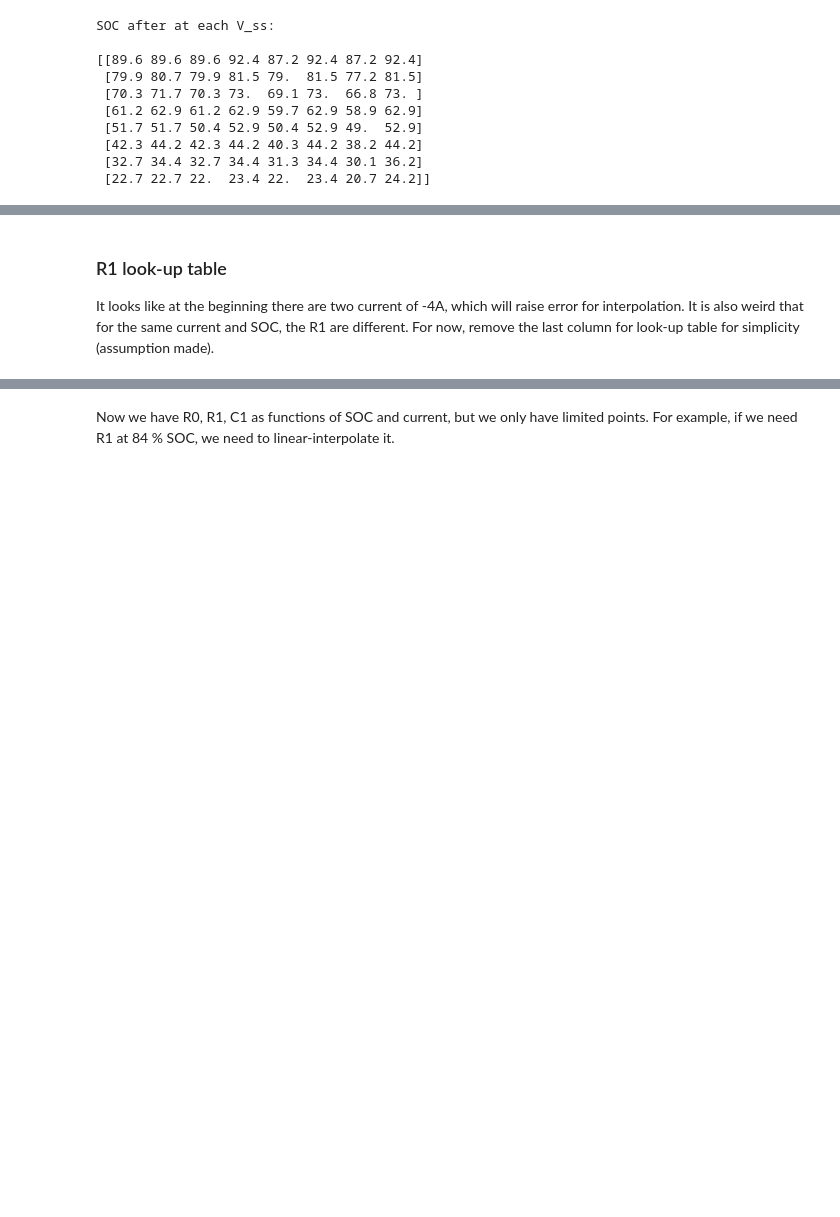
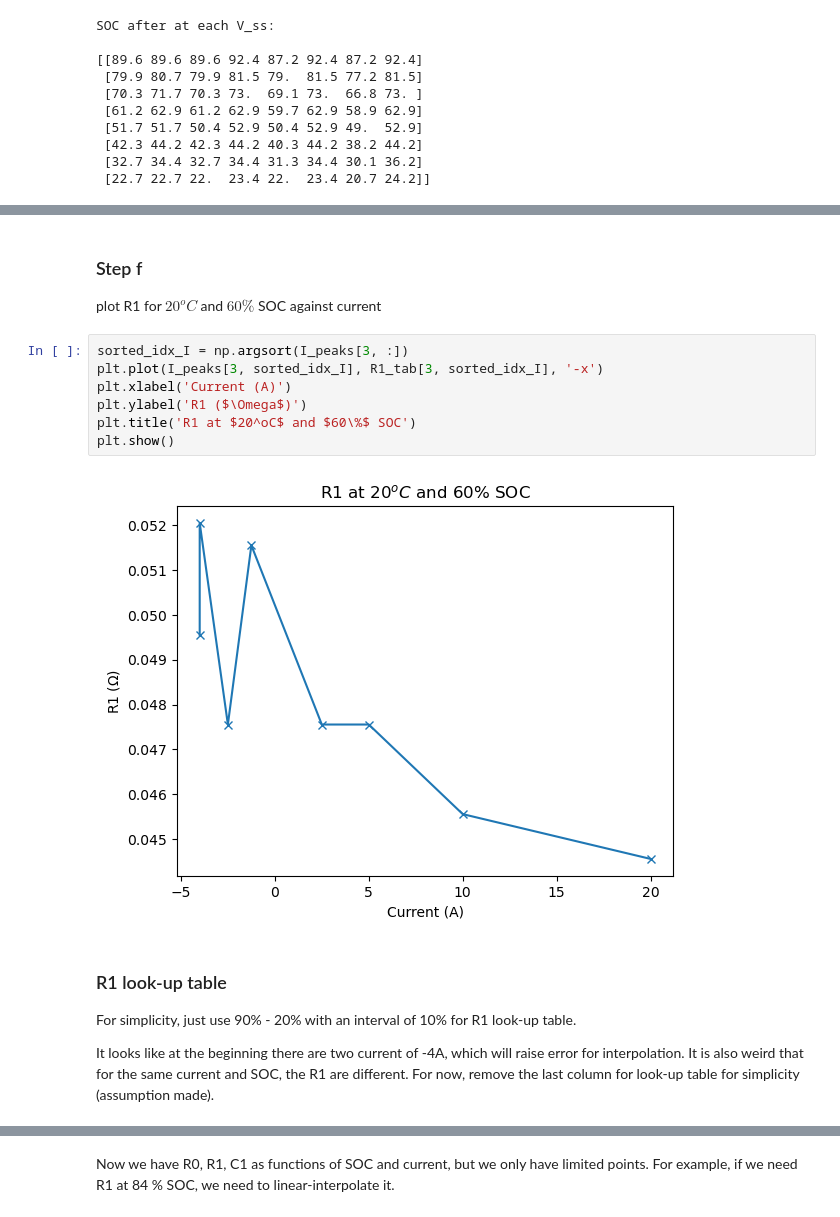
Before and after one commit to sunfanyi/modelling-of-lithium-ion-batteries, a Jupyter notebook: part_2a.ipynb, the cells around one changed output, grey strips where cells are left out. Saved outputs shown, nothing was run; the diff lists cells and outputs as text; blank space fills up the shorter version.

```diff
--- a/part_2a.ipynb
+++ b/part_2a.ipynb
@@ -318,6 +328,21 @@ For simplicity, just use 90% - 20% with an interval of 10% for R1 look-up table.
+# %% [markdown]
+### Step f
+
+plot R1 for $20^oC$ and $60\%$ SOC against current
+# %%
+sorted_idx_I = np.argsort(I_peaks[3, :])
+plt.plot(I_peaks[3, sorted_idx_I], R1_tab[3, sorted_idx_I], '-x')
+plt.xlabel('Current (A)')
+plt.ylabel('R1 ($\Omega$)')
+plt.title('R1 at $20^oC$ and $60\%$ SOC')
+plt.show()
+# %% [output]
+[figure, added]
 # %% [markdown]
 ### R1 look-up table
 
+For simplicity, just use 90% - 20% with an interval of 10% for R1 look-up table.
+
 It looks like at the beginning there are two current of -4A, which will raise error for interpolation. It is also weird that for the same current and SOC, the R1 are different. For now, remove the last column for look-up table for simplicity (assumption made).
 # %%
 # interp2d takes input arrays in ascending order
```
Also changed, not shown: parts of 13 cells of this notebook, 1 other file.
